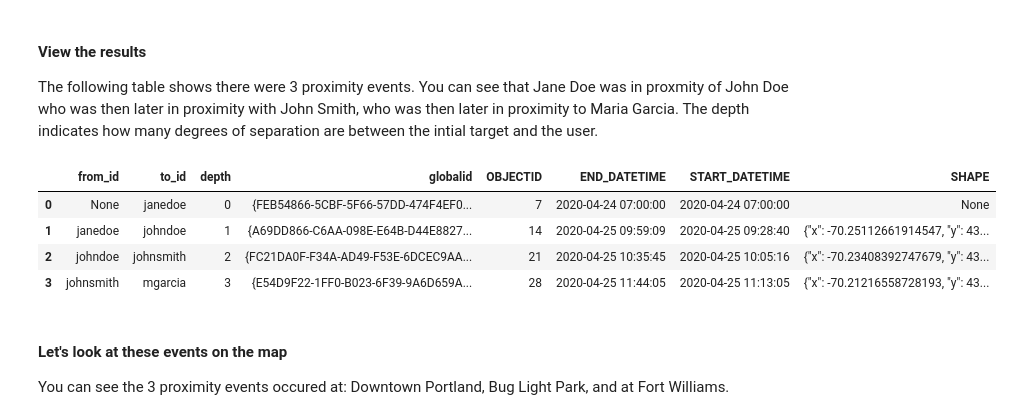
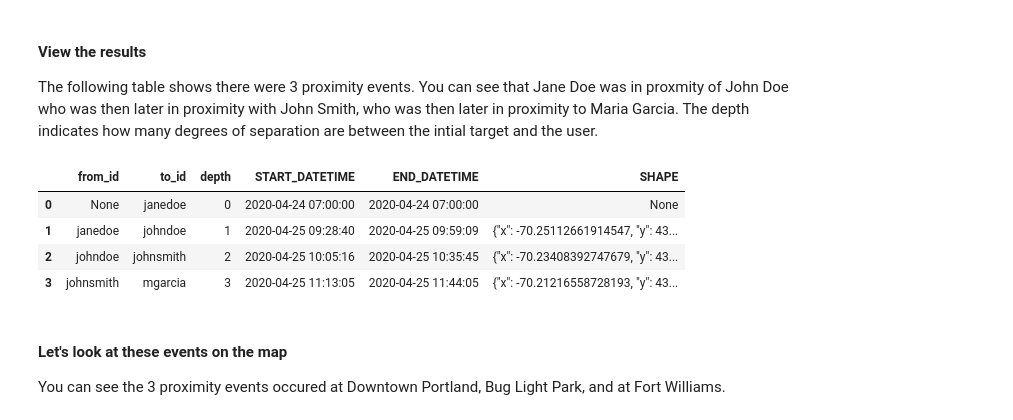
Before and after one commit to Esri/tracker-scripts, a Jupyter notebook: notebooks/examples/Proximity Tracing.ipynb, the cells around one changed output. Saved outputs shown, nothing was run; the diff lists cells and outputs as text; code cells hidden in the pictures.

```diff
--- a/notebooks/examples/Proximity Tracing.ipynb
+++ b/notebooks/examples/Proximity Tracing.ipynb
@@ -369,7 +361,7 @@ from arcgis.apps.tracker import TrackView
 from arcgis.gis import GIS
 from arcgis.geoanalytics.manage_data import run_python_script
 
-gis = GIS("https://gageocode.esri.com/portal", "admin", verify_cert=False)
+gis = GIS("https://<server>/portal", "<username>", verify_cert=False)
 
 # Provide a track view item id
 layer = TrackView(gis.content.get("9a1503810b77473e8264d1c93266e295")).tracks_layer
@@ -411,17 +416,17 @@ run_tracing_script(
 The following table shows there were 3 proximity events. You can see that Jane Doe was in proxmity of John Doe who was then later in proximity with John Smith, who was then later in proximity to Maria Garcia. The depth indicates how many degrees of separation are between the intial target and the user.
 # %%
 trace_events_df = gis.content.search(output_trace_events_name, sort_field="modified", sort_order="desc")[0].layers[0].query(as_df=True, order_by_fields="START_DATETIME")
-trace_events_df
+trace_events_df[['from_id', 'to_id', 'depth', 'START_DATETIME', 'END_DATETIME', 'SHAPE']]
 # %% [output]
-|  | from_id | to_id | depth | globalid | OBJECTID | END_DATETIME | START_DATETIME | SHAPE |
-| 0 | None | janedoe | 0 | {FEB54866-5CBF-5F66-57DD-474F4EF0... | 7 | 2020-04-24 07:00:00 | 2020-04-24 07:00:00 | None |
-| 1 | janedoe | johndoe | 1 | {A69DD866-C6AA-098E-E64B-D44E8827... | 14 | 2020-04-25 09:59:09 | 2020-04-25 09:28:40 | {"x": -70.25112661914547, "y": 43... |
-| 2 | johndoe | johnsmith | 2 | {FC21DA0F-F34A-AD49-F53E-6DCEC9AA... | 21 | 2020-04-25 10:35:45 | 2020-04-25 10:05:16 | {"x": -70.23408392747679, "y": 43... |
-| 3 | johnsmith | mgarcia | 3 | {E54D9F22-1FF0-B023-6F39-9A6D659A... | 28 | 2020-04-25 11:44:05 | 2020-04-25 11:13:05 | {"x": -70.21216558728193, "y": 43... |
+|  | from_id | to_id | depth | START_DATETIME | END_DATETIME | SHAPE |
+| 0 | None | janedoe | 0 | 2020-04-24 07:00:00 | 2020-04-24 07:00:00 | None |
+| 1 | janedoe | johndoe | 1 | 2020-04-25 09:28:40 | 2020-04-25 09:59:09 | {"x": -70.25112661914547, "y": 43... |
+| 2 | johndoe | johnsmith | 2 | 2020-04-25 10:05:16 | 2020-04-25 10:35:45 | {"x": -70.23408392747679, "y": 43... |
+| 3 | johnsmith | mgarcia | 3 | 2020-04-25 11:13:05 | 2020-04-25 11:44:05 | {"x": -70.21216558728193, "y": 43... |
 # %% [markdown]
 #### Let's look at these events on the map
 
-You can see the 3 proximity events occured at: Downtown Portland, Bug Light Park, and at Fort Williams.
+You can see the 3 proximity events occured at Downtown Portland, Bug Light Park, and at Fort Williams.
 # %%
 m = gis.map("Portland, ME", zoomlevel=12)
 m.add_layer(layer, {"renderer": uvr })
```
Also changed, not shown: parts of 11 cells of this notebook, 1 other file.
